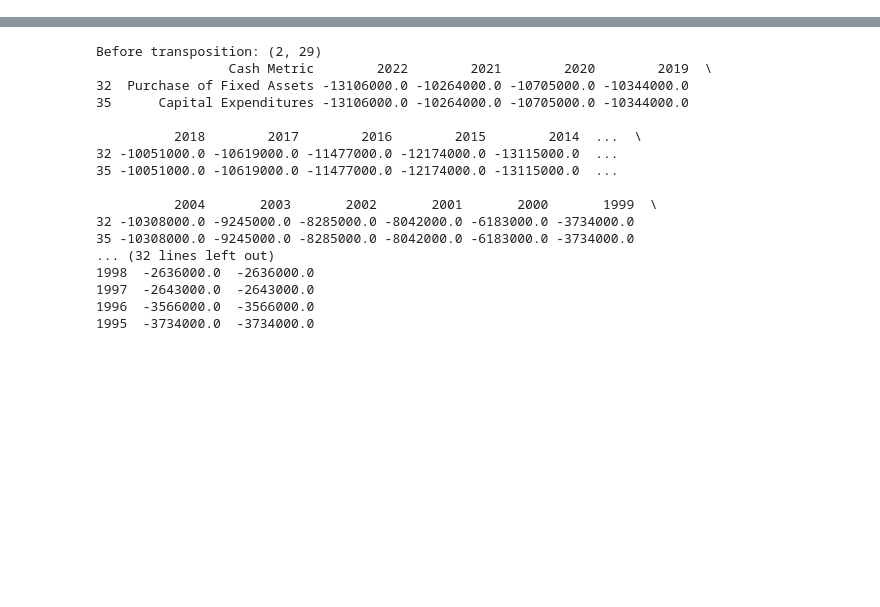
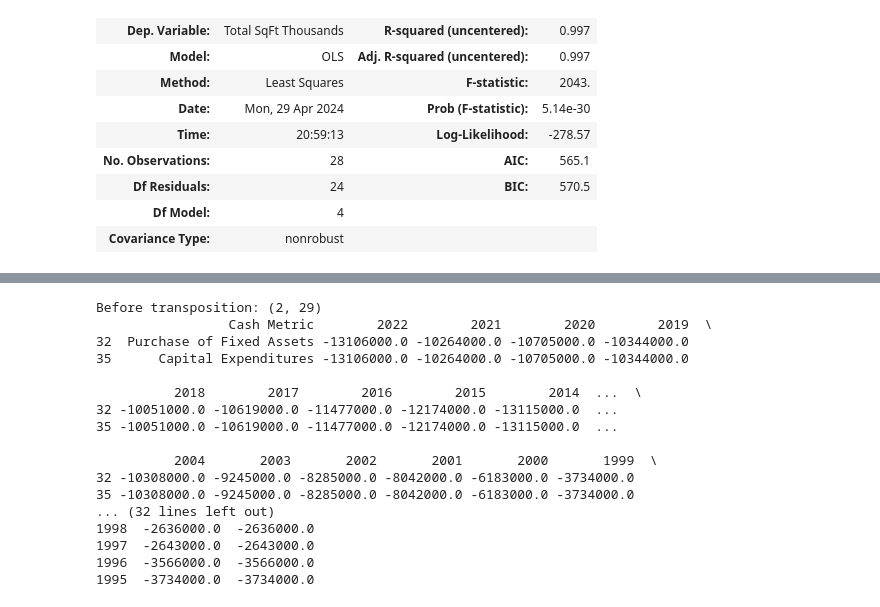
Before and after one commit to msinmalk/neighbourhood-market-expansion, a Jupyter notebook: CapExCosting.ipynb, the cells around one changed output, grey strips where cells are left out. Saved outputs shown, nothing was run; the diff lists cells and outputs as text; code cells hidden in the pictures; blank space fills up the shorter version.

Commit message:
Crystallizing walmartRegularModel

```diff
--- a/CapExCosting.ipynb
+++ b/CapExCosting.ipynb
@@ -352,14 +311,72 @@ analyze_correlations(merge_inner_select)
 # %%
+
+# df=variateDFT
+# # Assuming 'df' contains your data with columns 'Year', 'Net_Income', and 'Capex'
+# X = sm.add_constant(df['Net Income'])  # Adds a constant term to the predictor
+# y = df['Capital Expenditures']
+
+# model = sm.OLS(y, X).fit()
+# df['Capex_Residual'] = model.resid  # Calculate and store residuals
+
+# # Review model summary to validate the linear relationship
+# print(model.summary())
+
 import pandas as pd
 import statsmodels.api as sm
 
-df=variateDFT
-# Assuming 'df' contains your data with columns 'Year', 'Net_Income', and 'Capex'
-X = sm.add_constant(df['Net Income'])  # Adds a constant term to the predictor
-y = df['Capital Expenditures']
+def analyze_capex_relationship(data, net_income_col, capex_col):
+    # Add a constant term to the predictor for the linear regression model
+    #X = sm.add_constant(data[net_income_col])
+    X = data[net_income_col]
+    y = data[capex_col]
 
-model = sm.OLS(y, X).fit()
-df['Capex_Residual'] = model.resid  # Calculate and store residuals
+    # Fit the linear regression model
+    model = sm.OLS(y, X).fit()
 
-# Review model summary to validate the linear relationship
-print(model.summary())
+    # Calculate and store residuals in the DataFrame
+    data['Capex Residual '+net_income_col] = model.resid
+
+    # Print the summary of the model to review the linear relationship
+    print(model.summary())
+
+    return data
+
+
+analyze_capex_relationship(merge_left_select, 'Net Income', 'Capital Expenditures')
+analyze_capex_relationship(merge_left_select, 'Total Store', 'Capital Expenditures')
+analyze_capex_relationship(merge_left_select, 'Total SqFt Thousands', 'Capital Expenditures')
+
+
+import pandas as pd
+import statsmodels.api as sm
+
+def perform_ols_regression(data, predictors, response):
+    """
+    Performs a multivariable OLS regression.
+
+    Parameters:
+    - data (pd.DataFrame): The DataFrame containing the dataset.
+    - predictors (list of str): The names of the predictor columns.
+    - response (str): The name of the response column.
+
+    Returns:
+    - model_summary (str): A summary of the regression model.
+    """
+    # Selecting predictors and adding a constant for the intercept
+    X = data[predictors]
+    #X = sm.add_constant(X)
+
+    # Selecting the response variable
+    y = data[response]
+
+    # Creating and fitting the OLS model
+    model = sm.OLS(y, X).fit()
+
+    # Returning the summary of the model
+    return model.summary()
+
+perform_ols_regression(merge_left_numeric,['Net Income','Discount stores','Supercenters','Neighborhood markets','Total SqFt Thousands'], 'Capital Expenditures')
+perform_ols_regression(merge_left_numeric,['Discount stores','Supercenters','Neighborhood markets','Capital Expenditures'], 'Total SqFt Thousands')
+
+#merge_left_select[['Capital Expenditures']]
+# %% [output]
@@ -365,0 +416,9 @@ print(model.summary())
+| Dep. Variable: | Total SqFt Thousands | R-squared (uncentered): | 0.997 |
+| Model: | OLS | Adj. R-squared (uncentered): | 0.997 |
+| Method: | Least Squares | F-statistic: | 2043. |
+| Date: | Mon, 29 Apr 2024 | Prob (F-statistic): | 5.14e-30 |
+| Time: | 20:59:13 | Log-Likelihood: | -278.57 |
+| No. Observations: | 28 | AIC: | 565.1 |
+| Df Residuals: | 24 | BIC: | 570.5 |
+| Df Model: | 4 |  |  |
+| Covariance Type: | nonrobust |  |  |
```
Also changed, not shown: parts of 10 cells of this notebook, 1 other file.
